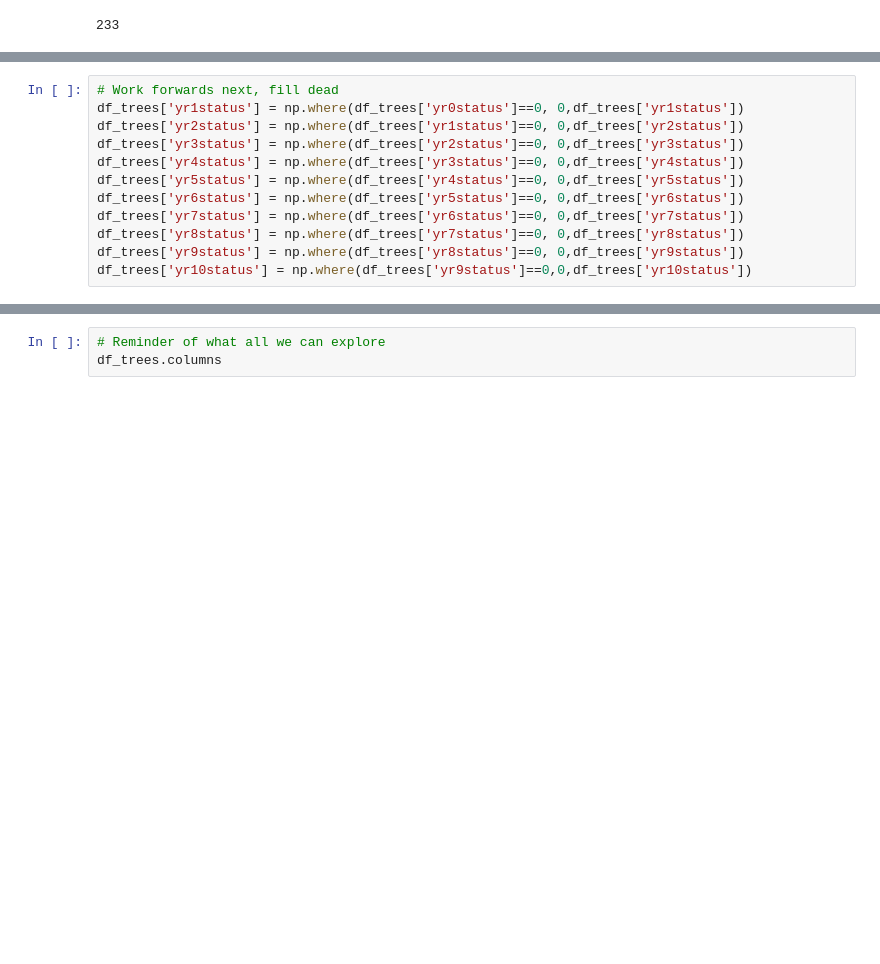
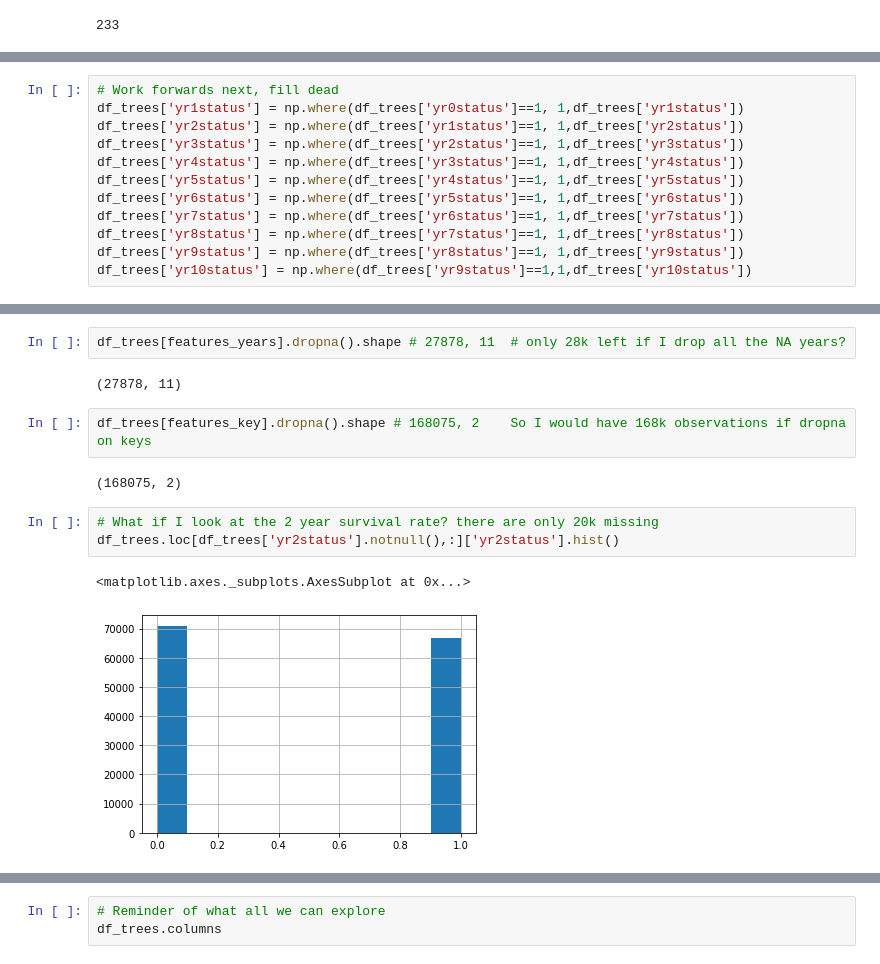
Before and after one commit to jshaffer94247/Fire-and-Trees, a Jupyter notebook: code/01_Forest_Fire_Tree_Outcomes_EDA.ipynb, the cells around one changed output, grey strips where cells are left out. Cells and saved outputs as stored; diff of their text form; blank space fills up the shorter version.

```diff
--- a/code/01_Forest_Fire_Tree_Outcomes_EDA.ipynb
+++ b/code/01_Forest_Fire_Tree_Outcomes_EDA.ipynb
@@ -401,12 +492,12 @@ df_trees['yr0status'] = np.where(df_trees['yr1status']==1, 1,df_trees['yr0status
 # %%
 # Work forwards next, fill dead
-df_trees['yr1status'] = np.where(df_trees['yr0status']==0, 0,df_trees['yr1status'])
-df_trees['yr2status'] = np.where(df_trees['yr1status']==0, 0,df_trees['yr2status'])
-df_trees['yr3status'] = np.where(df_trees['yr2status']==0, 0,df_trees['yr3status'])
-df_trees['yr4status'] = np.where(df_trees['yr3status']==0, 0,df_trees['yr4status'])
-df_trees['yr5status'] = np.where(df_trees['yr4status']==0, 0,df_trees['yr5status'])
-df_trees['yr6status'] = np.where(df_trees['yr5status']==0, 0,df_trees['yr6status'])
-df_trees['yr7status'] = np.where(df_trees['yr6status']==0, 0,df_trees['yr7status'])
-df_trees['yr8status'] = np.where(df_trees['yr7status']==0, 0,df_trees['yr8status'])
-df_trees['yr9status'] = np.where(df_trees['yr8status']==0, 0,df_trees['yr9status'])
-df_trees['yr10status'] = np.where(df_trees['yr9status']==0,0,df_trees['yr10status'])
+df_trees['yr1status'] = np.where(df_trees['yr0status']==1, 1,df_trees['yr1status'])
+df_trees['yr2status'] = np.where(df_trees['yr1status']==1, 1,df_trees['yr2status'])
+df_trees['yr3status'] = np.where(df_trees['yr2status']==1, 1,df_trees['yr3status'])
+df_trees['yr4status'] = np.where(df_trees['yr3status']==1, 1,df_trees['yr4status'])
+df_trees['yr5status'] = np.where(df_trees['yr4status']==1, 1,df_trees['yr5status'])
+df_trees['yr6status'] = np.where(df_trees['yr5status']==1, 1,df_trees['yr6status'])
+df_trees['yr7status'] = np.where(df_trees['yr6status']==1, 1,df_trees['yr7status'])
+df_trees['yr8status'] = np.where(df_trees['yr7status']==1, 1,df_trees['yr8status'])
+df_trees['yr9status'] = np.where(df_trees['yr8status']==1, 1,df_trees['yr9status'])
+df_trees['yr10status'] = np.where(df_trees['yr9status']==1,1,df_trees['yr10status'])
@@ -412,0 +536,14 @@ df_trees['yr10status'] = np.where(df_trees['yr9status']==0,0,df_trees['yr10statu
+# %%
+df_trees[features_years].dropna().shape # 27878, 11  # only 28k left if I drop all the NA years?
+# %% [output]
+(27878, 11)
+# %%
+df_trees[features_key].dropna().shape # 168075, 2    So I would have 168k observations if dropna on keys
+# %% [output]
+(168075, 2)
+# %%
+# What if I look at the 2 year survival rate? there are only 20k missing
+df_trees.loc[df_trees['yr2status'].notnull(),:]['yr2status'].hist()
+# %% [output]
+<matplotlib.axes._subplots.AxesSubplot at 0x...>
+[figure, added]
```
Also changed, not shown: parts of 43 cells of this notebook.
